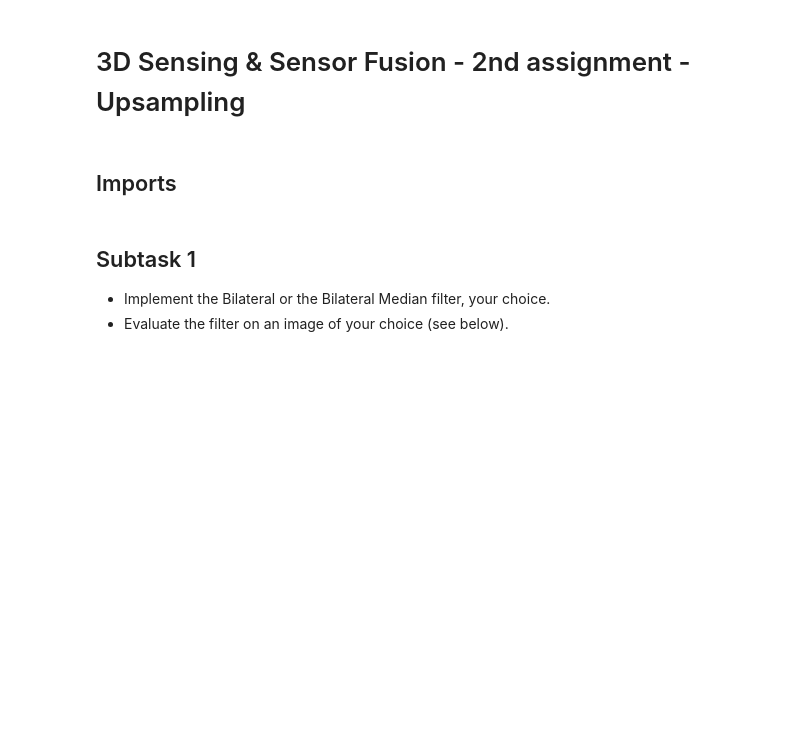
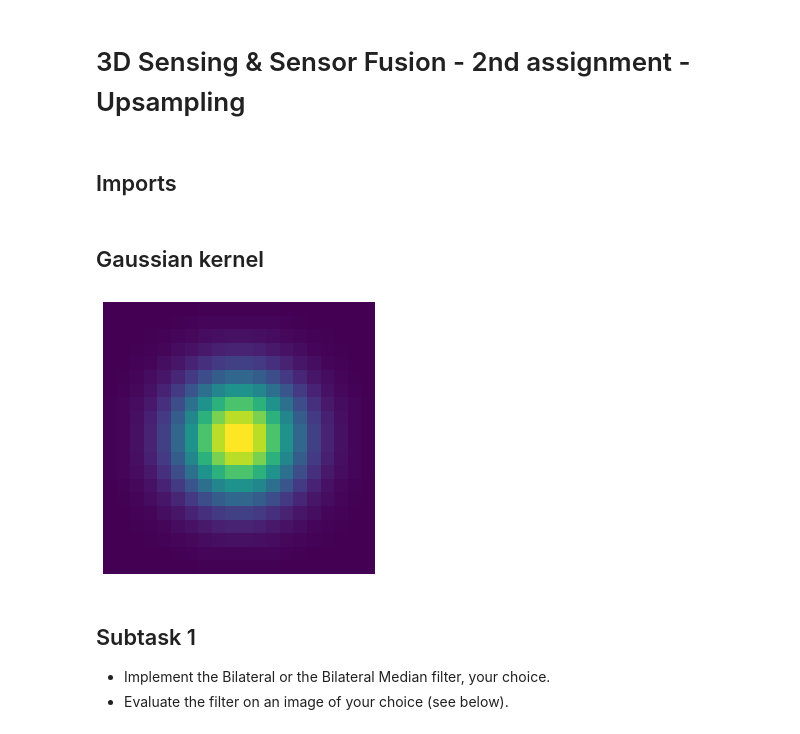
Before and after one commit to dtamaas/3DSSF, a Jupyter notebook: 2/upsampling.ipynb, the cells around one changed output. Cells and saved outputs as stored; diff of their text form; code cells hidden in the pictures; blank space fills up the shorter version.

```diff
--- a/2/upsampling.ipynb
+++ b/2/upsampling.ipynb
@@ -7,6 +7,21 @@ import cv2
 import numpy as np
 import matplotlib.pyplot as plt
 from numba import njit
+# %% [markdown]
+## Gaussian kernel
+# %%
+@njit
+def gaussian_kernel(l=5, sig=1.):
+    ax = np.linspace(-(l - 1) / 2., (l - 1) / 2., l)
+    gauss = np.exp(-0.5 * np.square(ax) / np.square(sig))
+    kernel = np.outer(gauss, gauss)
+    return kernel / np.sum(kernel)
+
+plt.figure(figsize=(5,5))
+plt.axis('off')
+_ = plt.imshow(gaussian_kernel(20, 3))
+# %% [output]
+[figure, added]
 # %% [markdown]
 ## Subtask 1
 
```
Also changed, not shown: parts of 5 cells of this notebook, 10 other files.
